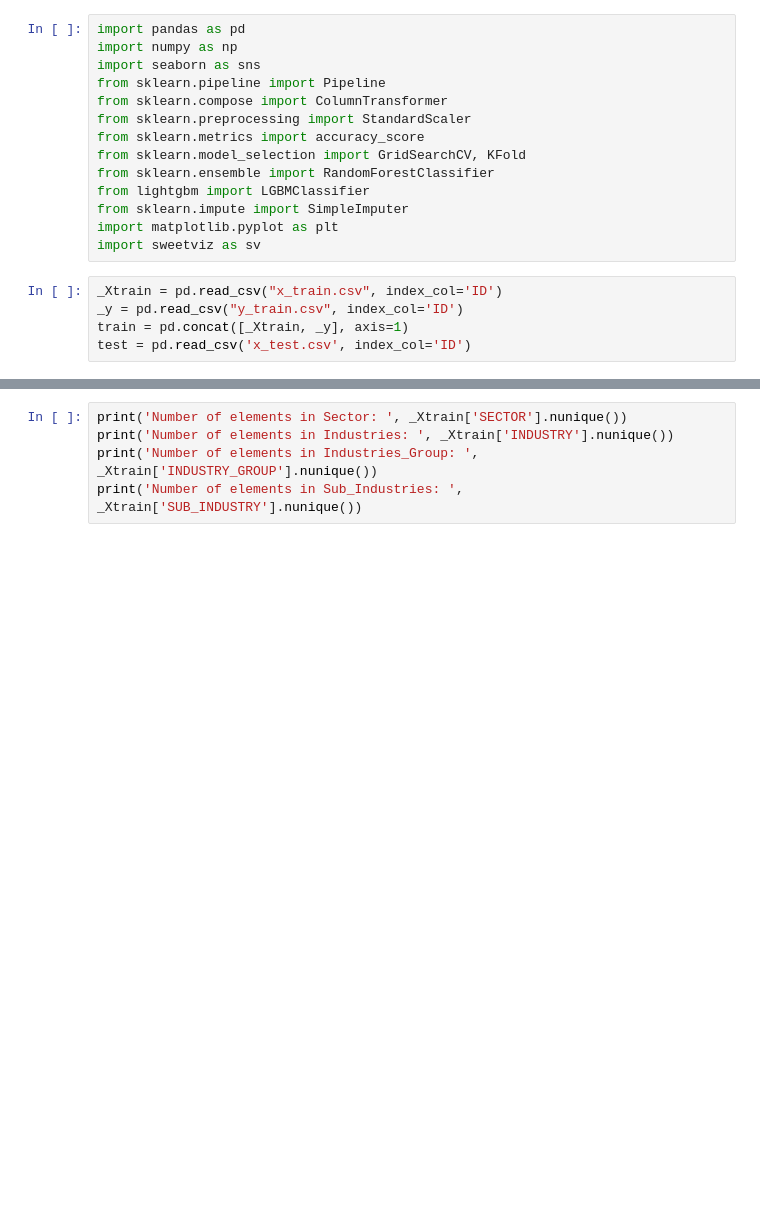
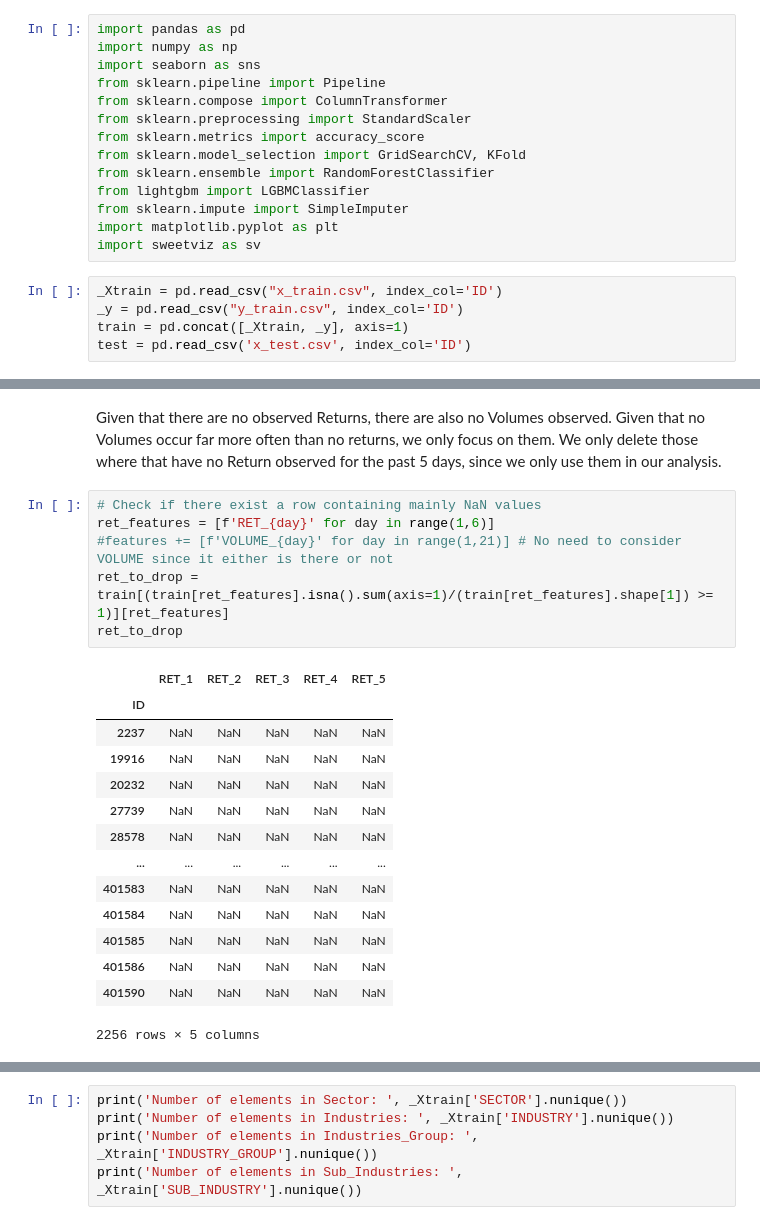
Before and after one commit to lbrilh/QRT-StockReturnPrediction, a Jupyter notebook: QRT.ipynb, the cells around one changed output, grey strips where cells are left out. Saved outputs shown, nothing was run; the diff lists cells and outputs as text; blank space fills up the shorter version.

```diff
--- a/QRT.ipynb
+++ b/QRT.ipynb
@@ -19,0 +86,23 @@ test = pd.read_csv('x_test.csv', index_col='ID')
+# %% [markdown]
+Given that there are no observed Returns, there are also no Volumes observed. Given that no Volumes occur far more often than no returns, we only focus on them. We only delete those where that have no Return observed for the past 5 days, since we only use them in our analysis.
+# %%
+# Check if there exist a row containing mainly NaN values
+ret_features = [f'RET_{day}' for day in range(1,6)]
+#features += [f'VOLUME_{day}' for day in range(1,21)] # No need to consider VOLUME since it either is there or not
+ret_to_drop = train[(train[ret_features].isna().sum(axis=1)/(train[ret_features].shape[1]) >= 1)][ret_features]
+ret_to_drop
+# %% [output]
+|  | RET_1 | RET_2 | RET_3 | RET_4 | RET_5 |
+| ID |  |  |  |  |  |
+| 2237 | NaN | NaN | NaN | NaN | NaN |
+| 19916 | NaN | NaN | NaN | NaN | NaN |
+| 20232 | NaN | NaN | NaN | NaN | NaN |
+| 27739 | NaN | NaN | NaN | NaN | NaN |
+| 28578 | NaN | NaN | NaN | NaN | NaN |
+| ... | ... | ... | ... | ... | ... |
+| 401583 | NaN | NaN | NaN | NaN | NaN |
+| 401584 | NaN | NaN | NaN | NaN | NaN |
+| 401585 | NaN | NaN | NaN | NaN | NaN |
+| 401586 | NaN | NaN | NaN | NaN | NaN |
+| 401590 | NaN | NaN | NaN | NaN | NaN |
+2256 rows × 5 columns
```
Also changed, not shown: parts of 18 cells of this notebook.
